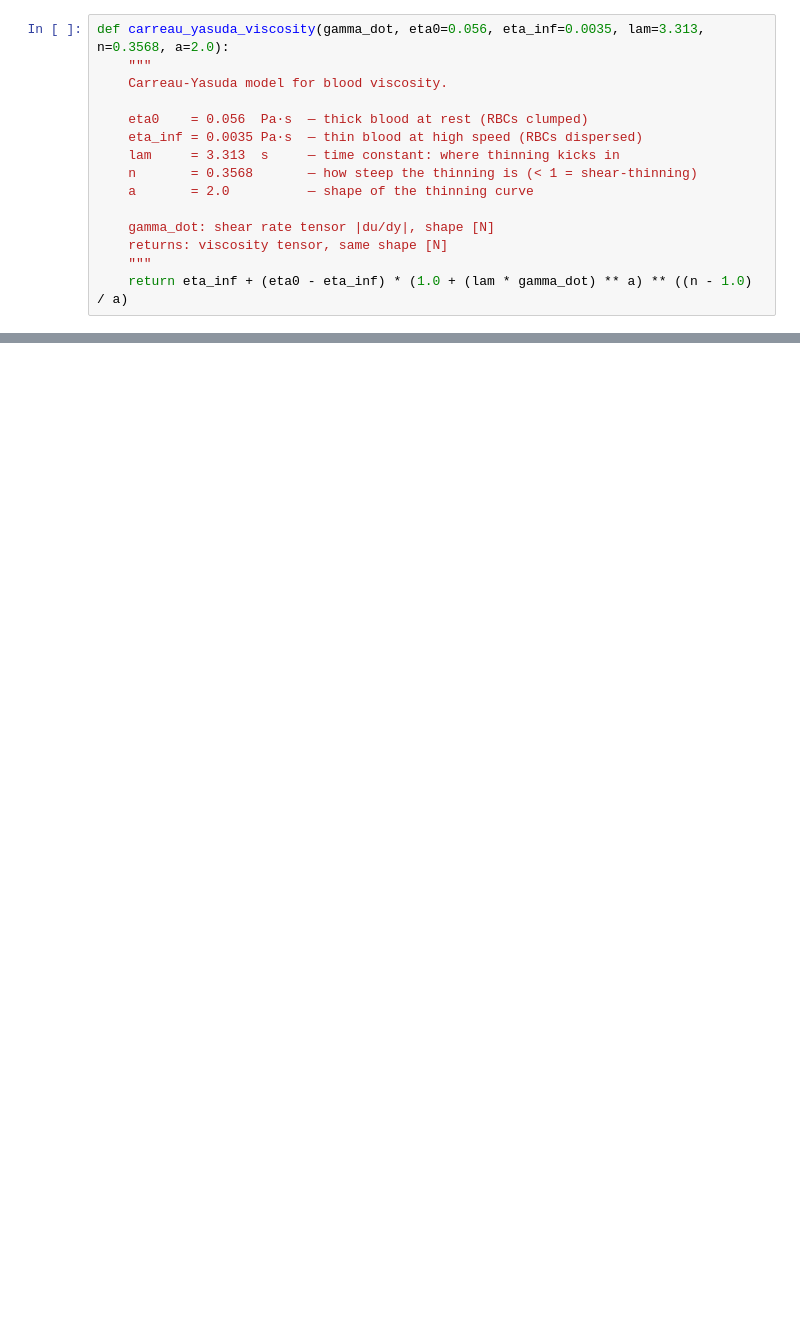
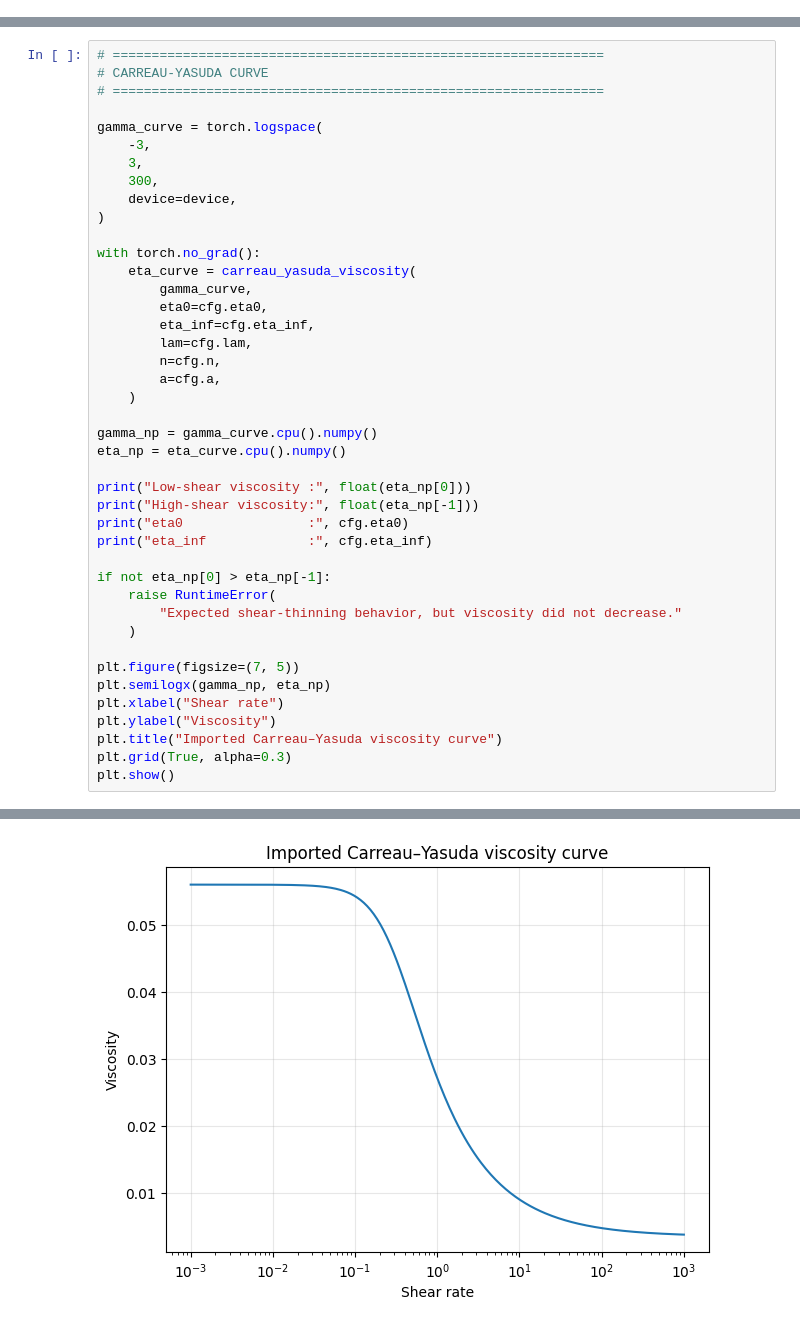
Before and after one commit to ath4trva/RheolNet, a Jupyter notebook: notebooks/Atharva_pinn_dev.ipynb, the cells around one changed output, grey strips where cells are left out. Cells and saved outputs as stored; diff of their text form; blank space fills up the shorter version.

```diff
--- a/notebooks/Atharva_pinn_dev.ipynb
+++ b/notebooks/Atharva_pinn_dev.ipynb
@@ -399,15 +0,0 @@ viscosity_day2.png output ← our deliverable
-# %%
-def carreau_yasuda_viscosity(gamma_dot, eta0=0.056, eta_inf=0.0035, lam=3.313, n=0.3568, a=2.0):
-    """
-    Carreau-Yasuda model for blood viscosity.
-
-    eta0    = 0.056  Pa·s  — thick blood at rest (RBCs clumped)
-    eta_inf = 0.0035 Pa·s  — thin blood at high speed (RBCs dispersed)
-    lam     = 3.313  s     — time constant: where thinning kicks in
-    n       = 0.3568       — how steep the thinning is (< 1 = shear-thinning)
-    a       = 2.0          — shape of the thinning curve
-
-    gamma_dot: shear rate tensor |du/dy|, shape [N]
-    returns: viscosity tensor, same shape [N]
-    """
-    return eta_inf + (eta0 - eta_inf) * (1.0 + (lam * gamma_dot) ** a) ** ((n - 1.0) / a)
@@ -562,0 +1192,43 @@ Path: /kaggle/working/day1_checkpoints/day1_checkpoint.pt
+# %%
+# ===============================================================
+# CARREAU-YASUDA CURVE
+# ===============================================================
+
+gamma_curve = torch.logspace(
+    -3,
+    3,
+    300,
+    device=device,
+)
+
+with torch.no_grad():
+    eta_curve = carreau_yasuda_viscosity(
+        gamma_curve,
+        eta0=cfg.eta0,
+        eta_inf=cfg.eta_inf,
+        lam=cfg.lam,
+        n=cfg.n,
+        a=cfg.a,
+    )
+
+gamma_np = gamma_curve.cpu().numpy()
+eta_np = eta_curve.cpu().numpy()
+
+print("Low-shear viscosity :", float(eta_np[0]))
+print("High-shear viscosity:", float(eta_np[-1]))
+print("eta0                :", cfg.eta0)
+print("eta_inf             :", cfg.eta_inf)
+
+if not eta_np[0] > eta_np[-1]:
+    raise RuntimeError(
+        "Expected shear-thinning behavior, but viscosity did not decrease."
+    )
+
+plt.figure(figsize=(7, 5))
+plt.semilogx(gamma_np, eta_np)
+plt.xlabel("Shear rate")
+plt.ylabel("Viscosity")
+plt.title("Imported Carreau–Yasuda viscosity curve")
+plt.grid(True, alpha=0.3)
+plt.show()
+# %% [output]
@@ -562,0 +1239 @@ Path: /kaggle/working/day1_checkpoints/day1_checkpoint.pt
+[figure, added]
```
Also changed, not shown: parts of 78 cells of this notebook.
